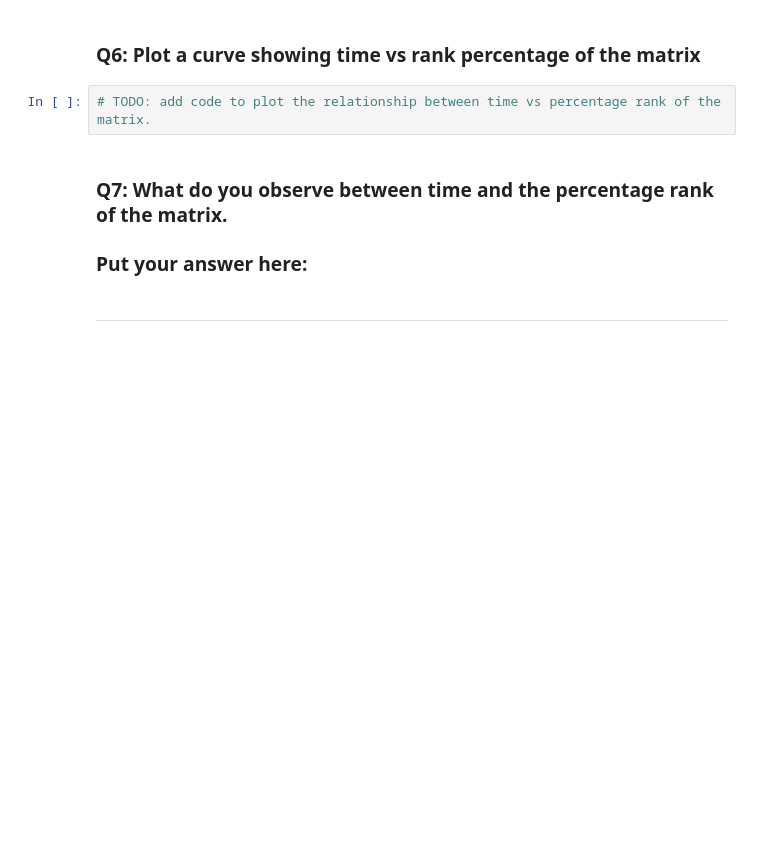
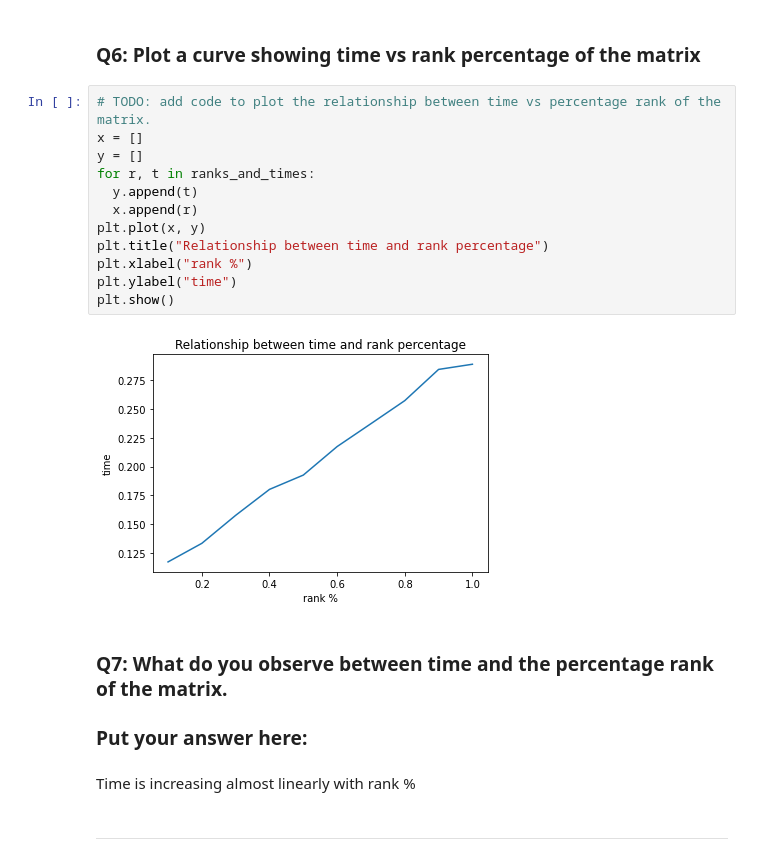
Before and after one commit to atulkum/coding, a Jupyter notebook: Atul_Kumar_C4AIScholars_takehome_challenge_2022.ipynb, the cells around one changed output. Saved outputs shown, nothing was run; the diff lists cells and outputs as text; blank space fills up the shorter version.

```diff
--- a/Atul_Kumar_C4AIScholars_takehome_challenge_2022.ipynb
+++ b/Atul_Kumar_C4AIScholars_takehome_challenge_2022.ipynb
@@ -448,10 +505,24 @@ Rank Fraction / Duration: 0.10 / 1.0000.
 ### Q6: Plot a curve showing time vs rank percentage of the matrix
 # %%
 # TODO: add code to plot the relationship between time vs percentage rank of the matrix.
+x = []
+y = []
+for r, t in ranks_and_times:
+  y.append(t)
+  x.append(r)
+plt.plot(x, y)
+plt.title("Relationship between time and rank percentage")
+plt.xlabel("rank %")
+plt.ylabel("time")
+plt.show()
+# %% [output]
+[figure, added]
 # %% [markdown]
 ### Q7: What do you observe between time and the percentage rank of the matrix.
 
 ### Put your answer here:
+# %% [markdown]
+Time is increasing almost linearly with rank %
 # %% [markdown]
 
 
```
Also changed, not shown: parts of 12 cells of this notebook.
